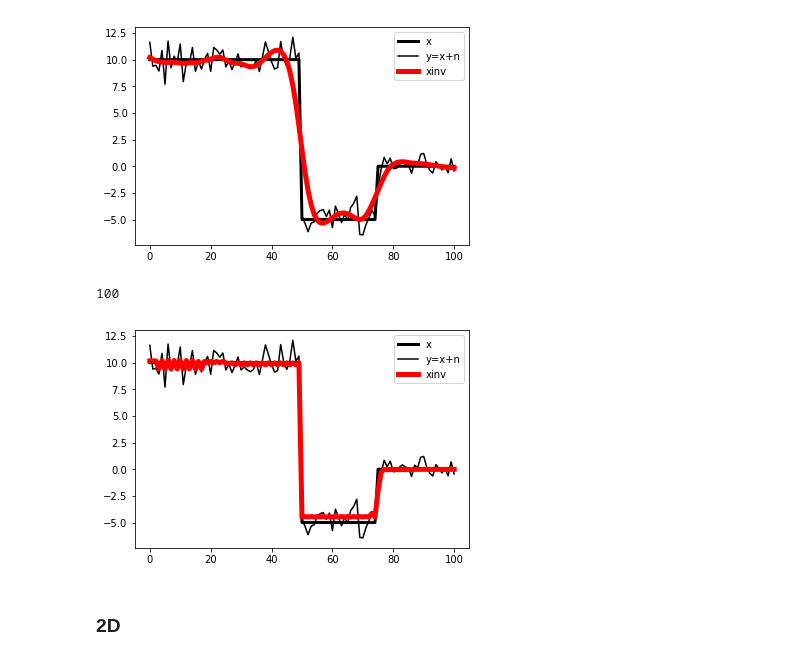
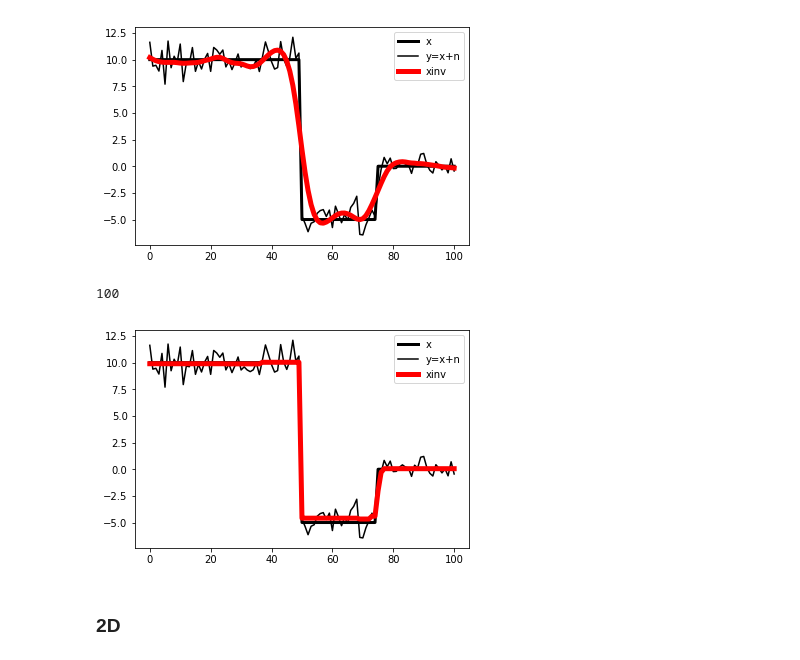
Before and after one commit to PyLops/pylops_notebooks, a Jupyter notebook: developement/TVreg.ipynb, the cells around one changed output. Cells and saved outputs as stored; diff of their text form; code cells hidden in the pictures.

```diff
--- a/developement/TVreg.ipynb
+++ b/developement/TVreg.ipynb
@@ -57,7 +57,7 @@ x = np.zeros(nx)
 x[:nx//2] = 10
 x[nx//2:3*nx//4] = -5
 
-Dop = FirstDerivative(nx, edge=True)
+Dop = FirstDerivative(nx, edge=True, kind='backward')
 D2op = SecondDerivative(nx, edge=True)
 Iop = Identity(nx)
 
@@ -70,5 +70,5 @@ ymask = y.copy()
 plt.figure()
 plt.plot(x, 'k', lw=3, label='x')
 plt.plot(ymask, '.k', label='y=x+n')
-plt.legend()
+plt.legend();
 # %% [output]
@@ -89,22 +88,22 @@ plt.legend()
 [figure]
 # %%
 mu = 0.01
-lamda = 0.2
+lamda = 0.15
 niter = 100
 niterinner = 3
 
 xinv_f, niter_f = SplitBregman(Iop, [Dop], y, niter, niterinner, mu=mu, epsRL1s=[lamda],
                                tol=1e-4, tau=1, **dict(iter_lim=30, damp=1e-3))
 print(niter)
 
 plt.figure()
 plt.plot(x, 'k', lw=3, label='x')
 plt.plot(ymask, 'k', label='y=x+n')
 plt.plot(xinv_f, 'r', lw=5, label='xinv')
 plt.legend();
 # %% [output]
 100
-[figure, old version]
+[figure, new version]
 # %% [markdown]
 ### 2D
 # %% [markdown]
```
Also changed, not shown: parts of 23 cells of this notebook.
